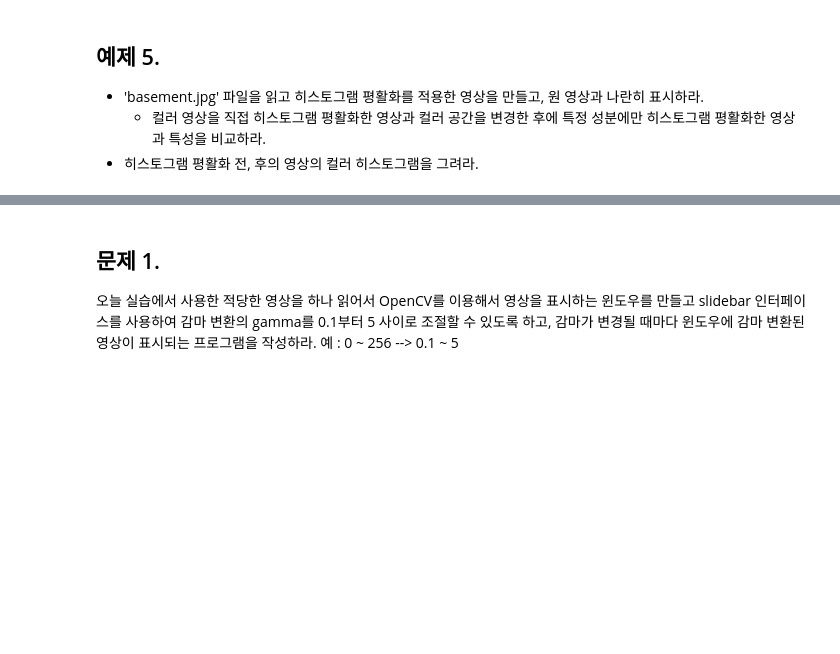
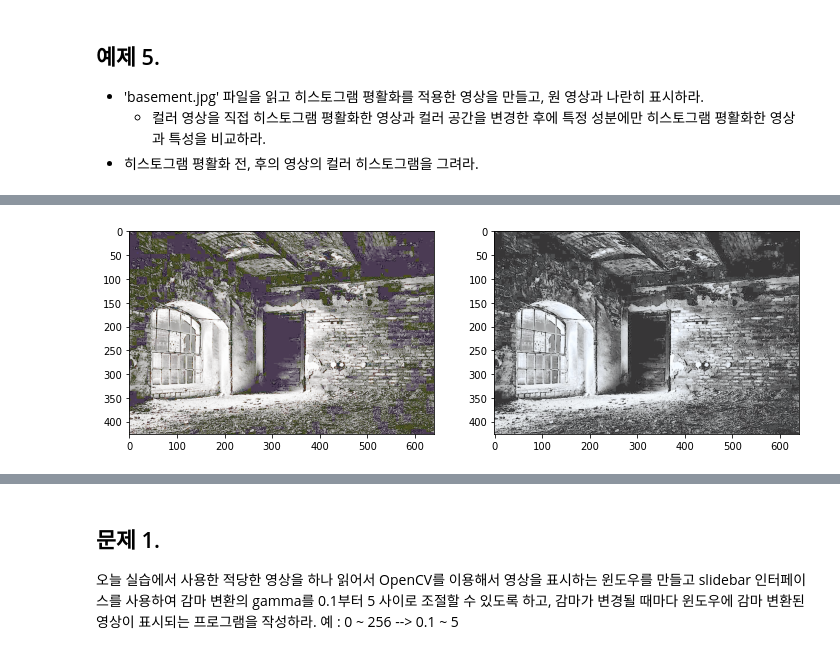
Before and after one commit to EJLee1209/ImageProcessing, a Jupyter notebook: 실습코드/lab-06/IPP-2022-1-lab-06-20185158-이은재.ipynb, the cells around one changed output, grey strips where cells are left out. Drawn from its saved outputs; the diff is of its cells as text; code cells hidden in the pictures; blank space fills up the shorter version.

```diff
--- a/실습코드/lab-06/IPP-2022-1-lab-06-20185158-이은재.ipynb
+++ b/실습코드/lab-06/IPP-2022-1-lab-06-20185158-이은재.ipynb
@@ -362,0 +381,13 @@ plt.imshow(basement[...,::-1])
+# %%
+# 컬러 영상을 직접 히스토그램 평활화한 영상과 컬러 공간을 변경한 후에 특정 성분에만
+# 히스토그램 평활화한 영상과 특성을 비교
+
+# RGB -> LUV
+basement_LUV = cv2.cvtColor(basement, cv2.COLOR_BGR2LUV)
+# L 성분에만 히스토그램 평활화 적용
+basement_LUV[...,0] = cv2.equalizeHist(basement_LUV[...,0])
+basement_LUV_eq = cv2.cvtColor(basement_LUV, cv2.COLOR_LUV2BGR)
+basement_LUV_eq = basement_LUV_eq[...,::-1]
+show_two_images(basement_eq,basement_LUV_eq)
+# %% [output]
+[figure, added]
```
Also changed, not shown: parts of 11 cells of this notebook, 1 other file.
